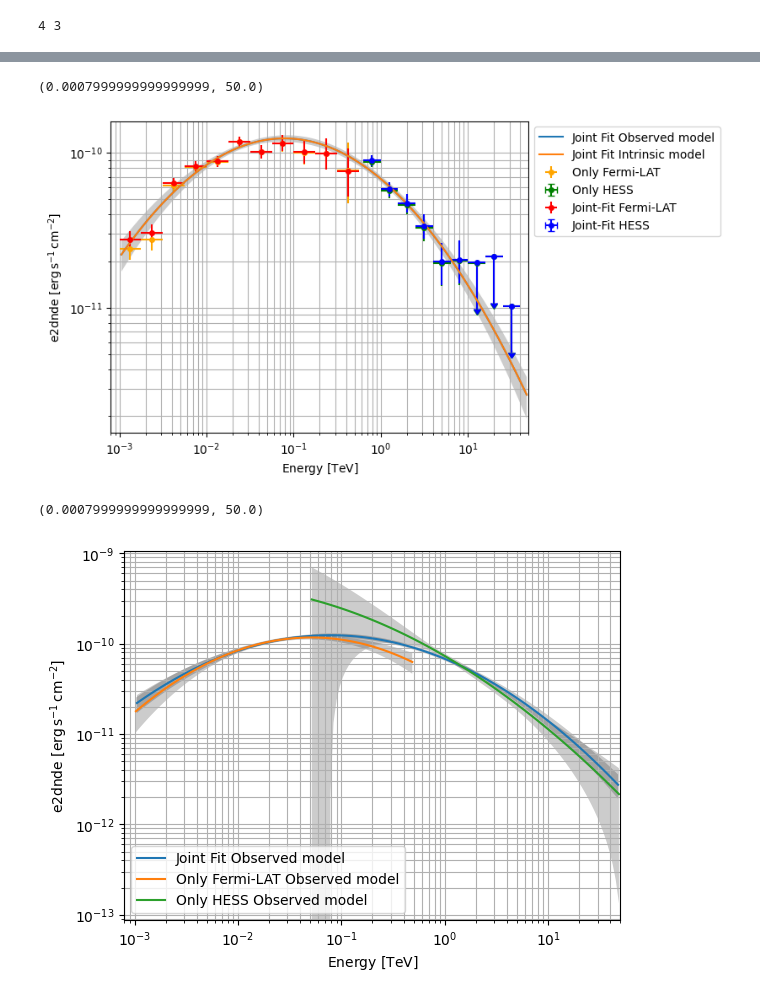
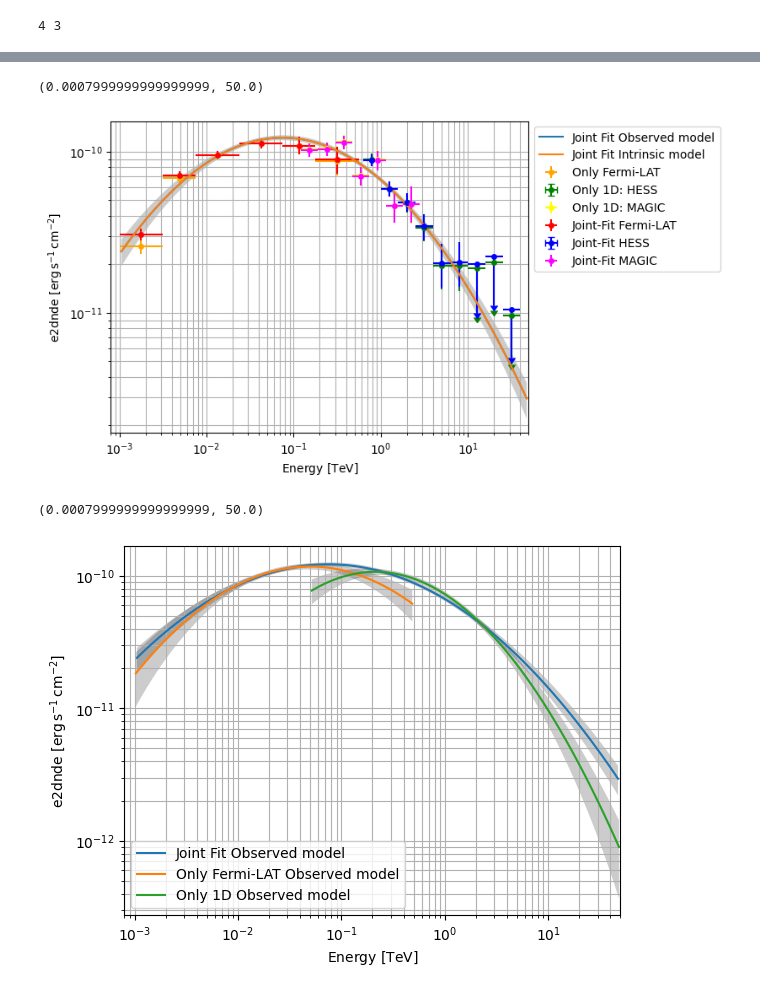
Before and after one commit to chaimain/asgardpy, a Jupyter notebook: notebooks/SED_comparison_joint_fit_vs_individual_fit.ipynb, the cells around one changed output, grey strips where cells are left out. Cells and saved outputs as stored; diff of their text form; code cells hidden in the pictures.

Commit message:
Update notebooks and a test

```diff
--- a/notebooks/SED_comparison_joint_fit_vs_individual_fit.ipynb
+++ b/notebooks/SED_comparison_joint_fit_vs_individual_fit.ipynb
@@ -18,5 +16,5 @@ os.environ['GAMMAPY_DATA']
 # %%
-config_file = "../asgardpy/tests/config_test_base.yaml"
+config_file = "../src/asgardpy/tests/config_test_base.yaml"
 # %%
 config = AsgardpyConfig()
 # %%
@@ -29,8 +27,10 @@ only_1d_config = config.read(config_file)
 config_main.dataset3d.instruments[0].input_dl3[0].input_dir = f"{os.environ['GAMMAPY_DATA']}fermipy-crab/"
 config_main.dataset3d.instruments[0].input_dl3[1].input_dir = f"{os.environ['GAMMAPY_DATA']}fermipy-crab/"
 config_main.dataset1d.instruments[0].input_dl3[0].input_dir = f"{os.environ['GAMMAPY_DATA']}hess-dl3-dr1/"
+config_main.dataset1d.instruments[1].input_dl3[0].input_dir = f"{os.environ['GAMMAPY_DATA']}magic/rad_max/data/"
 
 only_3d_config.dataset3d.instruments[0].input_dl3[0].input_dir = f"{os.environ['GAMMAPY_DATA']}fermipy-crab/"
 only_3d_config.dataset3d.instruments[0].input_dl3[1].input_dir = f"{os.environ['GAMMAPY_DATA']}fermipy-crab/"
 only_1d_config.dataset1d.instruments[0].input_dl3[0].input_dir = f"{os.environ['GAMMAPY_DATA']}hess-dl3-dr1/"
+only_1d_config.dataset1d.instruments[1].input_dl3[0].input_dir = f"{os.environ['GAMMAPY_DATA']}magic/rad_max/data/"
 # %%
@@ -620,9 +709,11 @@ plt.legend()
 # %%
 only_3d_analysis.flux_points[0].plot(sed_type="e2dnde", color="orange", label="Only Fermi-LAT")
-only_1d_analysis.flux_points[0].plot(sed_type="e2dnde", color="green", label="Only HESS")
+only_1d_analysis.flux_points[0].plot(sed_type="e2dnde", color="green", label="Only 1D: HESS")
+only_1d_analysis.flux_points[1].plot(sed_type="e2dnde", color="yellow", label="Only 1D: MAGIC")
 
 analysis.flux_points[0].plot(sed_type="e2dnde", color="red", label="Joint-Fit Fermi-LAT")
 analysis.flux_points[1].plot(sed_type="e2dnde", color="blue", label="Joint-Fit HESS")
+analysis.flux_points[2].plot(sed_type="e2dnde", color="magenta", label="Joint-Fit MAGIC")
 
 sed_kwargs["label"] = ""
 analysis.final_model[0].spectral_model.plot_error(**sed_kwargs)
@@ -636,30 +727,30 @@ plt.legend(bbox_to_anchor=(1,1))
 plt.xlim(e_plot_min, e_plot_max)
 # %% [output]
 (0.0007999999999999999, 50.0)
-[figure, old version]
+[figure, new version]
 # %%
 # Only Models
 sed_kwargs["label"] = ""
 sed_kwargs["energy_bounds"] = [en_sed_min_0, en_sed_max_1]
 analysis.final_model[0].spectral_model.plot_error(**sed_kwargs)
 sed_kwargs["label"] = "Joint Fit Observed model"
 analysis.final_model[0].spectral_model.plot(**sed_kwargs)
 
 sed_kwargs["label"] = ""
 sed_kwargs["energy_bounds"] = [en_sed_min_0, en_sed_max_0]
 only_3d_analysis.final_model[0].spectral_model.plot_error(**sed_kwargs)
 sed_kwargs["label"] = "Only Fermi-LAT Observed model"
 only_3d_analysis.final_model[0].spectral_model.plot(**sed_kwargs)
 
 sed_kwargs["label"] = ""
 sed_kwargs["energy_bounds"] = [en_sed_min_1, en_sed_max_1]
 only_1d_analysis.datasets.models[0].spectral_model.plot_error(**sed_kwargs)
-sed_kwargs["label"] = "Only HESS Observed model"
+sed_kwargs["label"] = "Only 1D Observed model"
 only_1d_analysis.datasets.models[0].spectral_model.plot(**sed_kwargs)
 
 plt.grid(which="both")
 plt.legend()
 plt.xlim(e_plot_min, e_plot_max)
 # %% [output]
 (0.0007999999999999999, 50.0)
-[figure, old version]
+[figure, new version]
```
Also changed, not shown: parts of 32 cells of this notebook, 8 other files.
